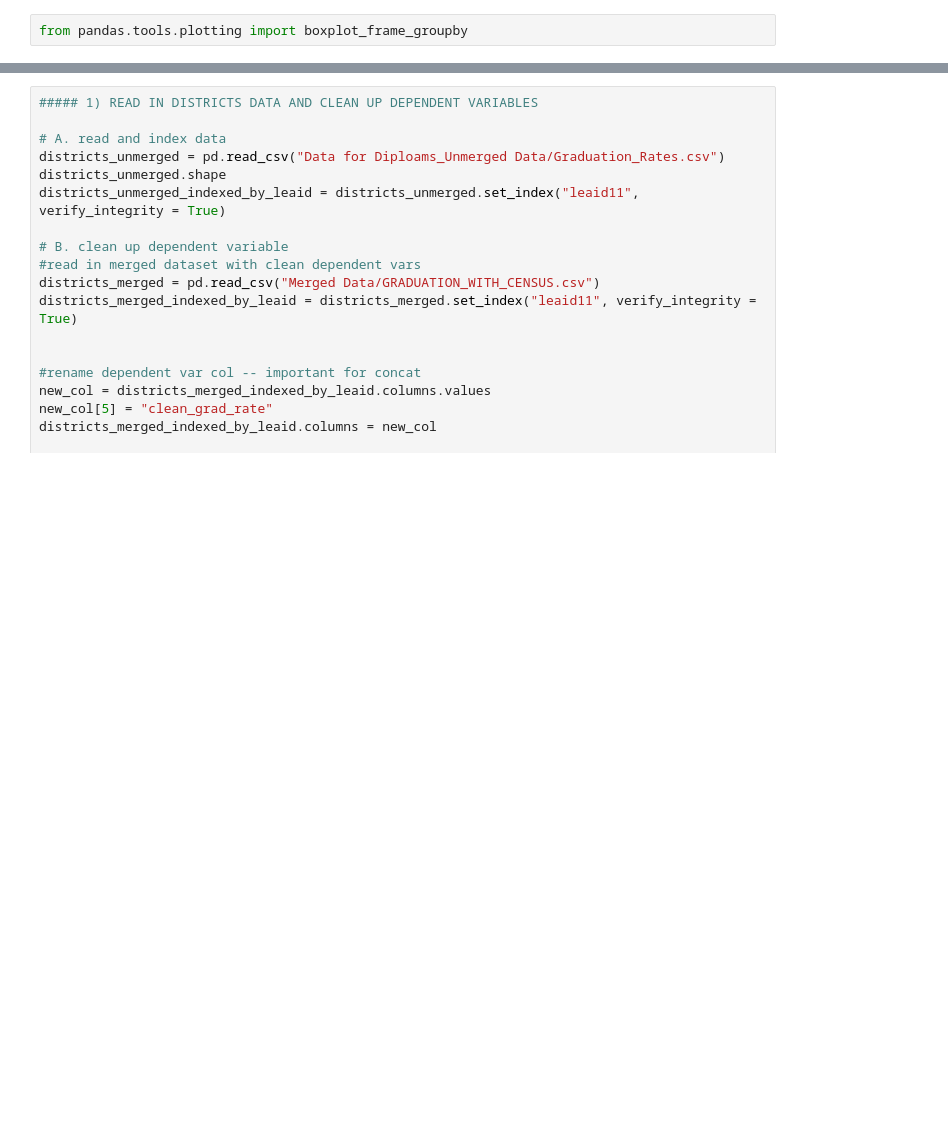
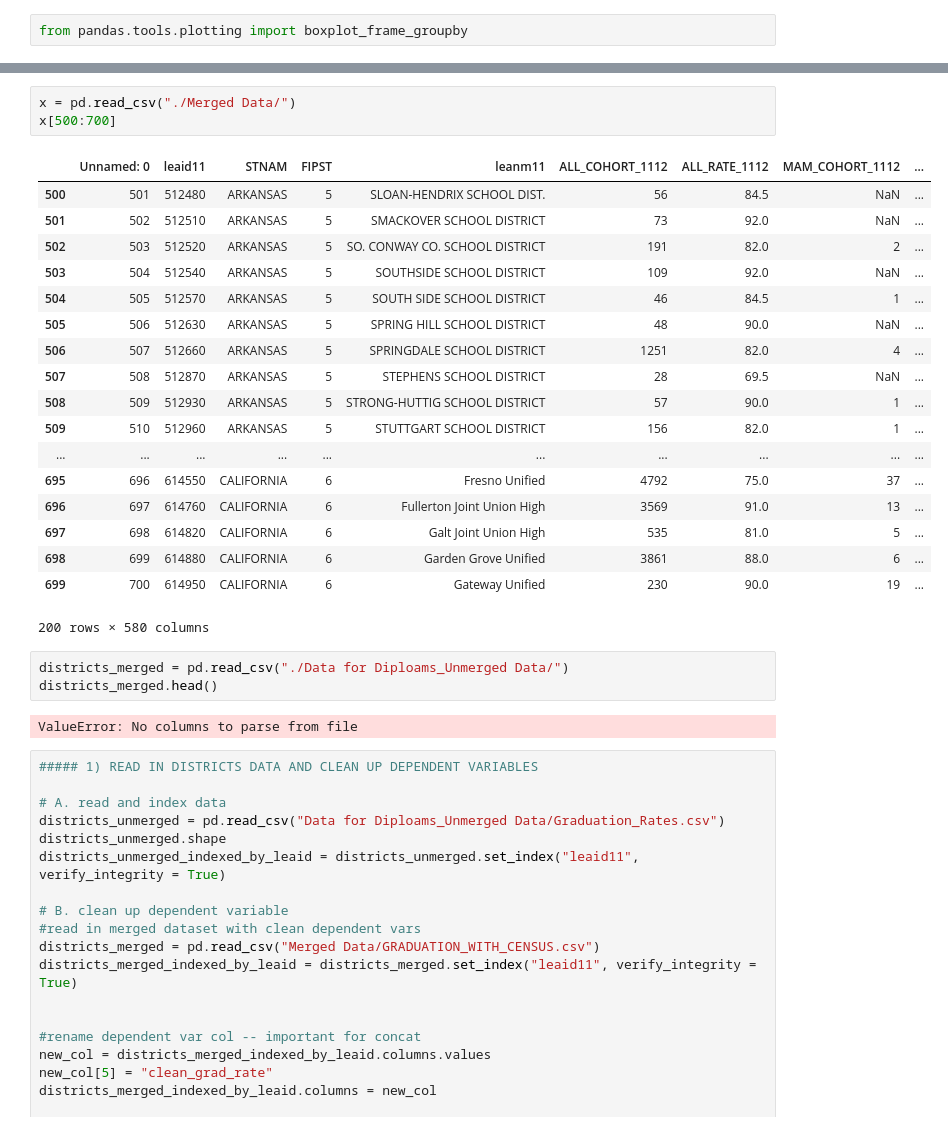
Before and after one commit to kskk02/DataForDiploma, a Jupyter notebook: Analysis.ipynb, the cells around one changed output, grey strips where cells are left out. Cells and saved outputs as stored; diff of their text form; blank space fills up the shorter version.

```diff
--- a/Analysis.ipynb
+++ b/Analysis.ipynb
@@ -15,3 +200,30 @@ from pandas.tools.plotting import boxplot_frame_groupby
+# %%
+x = pd.read_csv("./Merged Data/")
+x[500:700]
+# %% [output]
+|  | Unnamed: 0 | leaid11 | STNAM | FIPST | leanm11 | ALL_COHORT_1112 | ALL_RATE_1112 | MAM_COHORT_1112 | ... |
+| 500 | 501 | 512480 | ARKANSAS | 5 | SLOAN-HENDRIX SCHOOL DIST. | 56 | 84.5 | NaN | ... |
+| 501 | 502 | 512510 | ARKANSAS | 5 | SMACKOVER SCHOOL DISTRICT | 73 | 92.0 | NaN | ... |
+| 502 | 503 | 512520 | ARKANSAS | 5 | SO. CONWAY CO. SCHOOL DISTRICT | 191 | 82.0 | 2 | ... |
+| 503 | 504 | 512540 | ARKANSAS | 5 | SOUTHSIDE SCHOOL DISTRICT | 109 | 92.0 | NaN | ... |
+| 504 | 505 | 512570 | ARKANSAS | 5 | SOUTH SIDE SCHOOL DISTRICT | 46 | 84.5 | 1 | ... |
+| 505 | 506 | 512630 | ARKANSAS | 5 | SPRING HILL SCHOOL DISTRICT | 48 | 90.0 | NaN | ... |
+| 506 | 507 | 512660 | ARKANSAS | 5 | SPRINGDALE SCHOOL DISTRICT | 1251 | 82.0 | 4 | ... |
+| 507 | 508 | 512870 | ARKANSAS | 5 | STEPHENS SCHOOL DISTRICT | 28 | 69.5 | NaN | ... |
+| 508 | 509 | 512930 | ARKANSAS | 5 | STRONG-HUTTIG SCHOOL DISTRICT | 57 | 90.0 | 1 | ... |
+| 509 | 510 | 512960 | ARKANSAS | 5 | STUTTGART SCHOOL DISTRICT | 156 | 82.0 | 1 | ... |
+| ... | ... | ... | ... | ... | ... | ... | ... | ... | ... |
+| 695 | 696 | 614550 | CALIFORNIA | 6 | Fresno Unified | 4792 | 75.0 | 37 | ... |
+| 696 | 697 | 614760 | CALIFORNIA | 6 | Fullerton Joint Union High | 3569 | 91.0 | 13 | ... |
+| 697 | 698 | 614820 | CALIFORNIA | 6 | Galt Joint Union High | 535 | 81.0 | 5 | ... |
+| 698 | 699 | 614880 | CALIFORNIA | 6 | Garden Grove Unified | 3861 | 88.0 | 6 | ... |
+| 699 | 700 | 614950 | CALIFORNIA | 6 | Gateway Unified | 230 | 90.0 | 19 | ... |
+200 rows × 580 columns
+# %%
+districts_merged = pd.read_csv("./Data for Diploams_Unmerged Data/")
+districts_merged.head()
+# %% [output]
+ValueError: No columns to parse from file
 # %%
 ##### 1) READ IN DISTRICTS DATA AND CLEAN UP DEPENDENT VARIABLES
 
```
Also changed, not shown: parts of 39 cells of this notebook.
